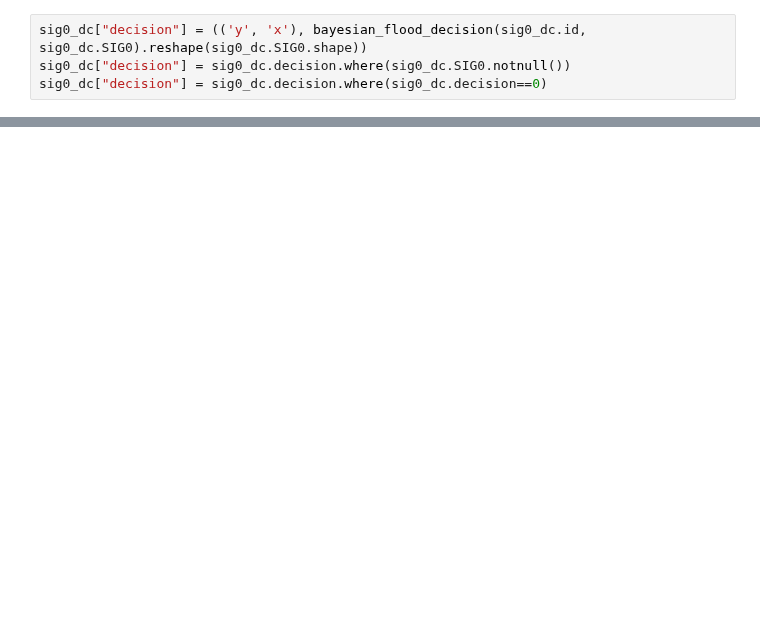
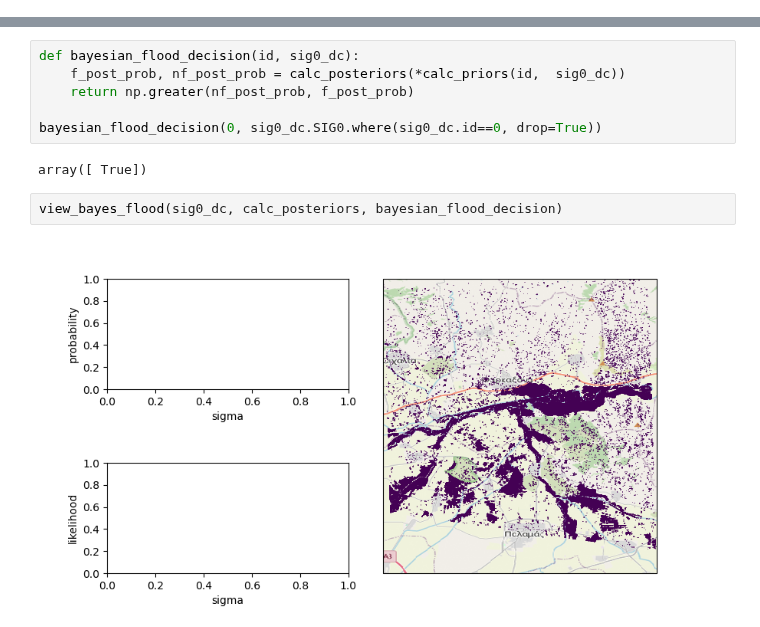
Before and after one commit to TUW-GEO/tuw_education_notebooks, a Jupyter notebook: 01_notebook_as_an_app.ipynb, the cells around one changed output, grey strips where cells are left out. Cells and saved outputs as stored; diff of their text form; blank space fills up the shorter version.

```diff
--- a/01_notebook_as_an_app.ipynb
+++ b/01_notebook_as_an_app.ipynb
@@ -78,4 +0,0 @@ def plot_posteriors(id):
-# %%
-sig0_dc["decision"] = (('y', 'x'), bayesian_flood_decision(sig0_dc.id, sig0_dc.SIG0).reshape(sig0_dc.SIG0.shape))
-sig0_dc["decision"] = sig0_dc.decision.where(sig0_dc.SIG0.notnull())
-sig0_dc["decision"] = sig0_dc.decision.where(sig0_dc.decision==0)
@@ -148,0 +27,12 @@ m.show()
+# %%
+def bayesian_flood_decision(id, sig0_dc):
+    f_post_prob, nf_post_prob = calc_posteriors(*calc_priors(id,  sig0_dc))
+    return np.greater(nf_post_prob, f_post_prob)
+
+bayesian_flood_decision(0, sig0_dc.SIG0.where(sig0_dc.id==0, drop=True))
+# %% [output]
+array([ True])
+# %%
+view_bayes_flood(sig0_dc, calc_posteriors, bayesian_flood_decision)
+# %% [output]
+[figure, added]
```
Also changed, not shown: parts of 15 cells of this notebook, 8 other files.
